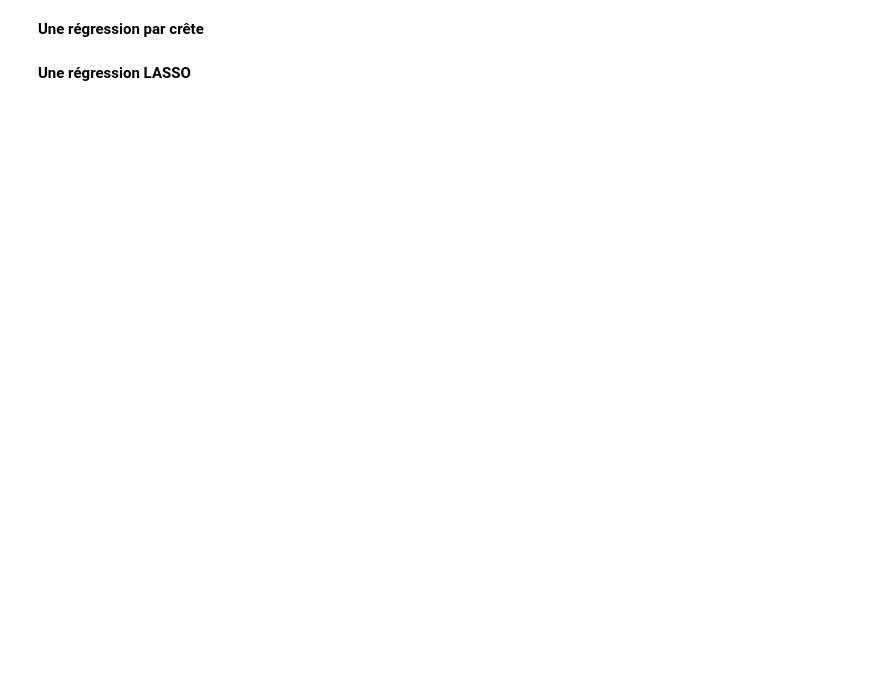
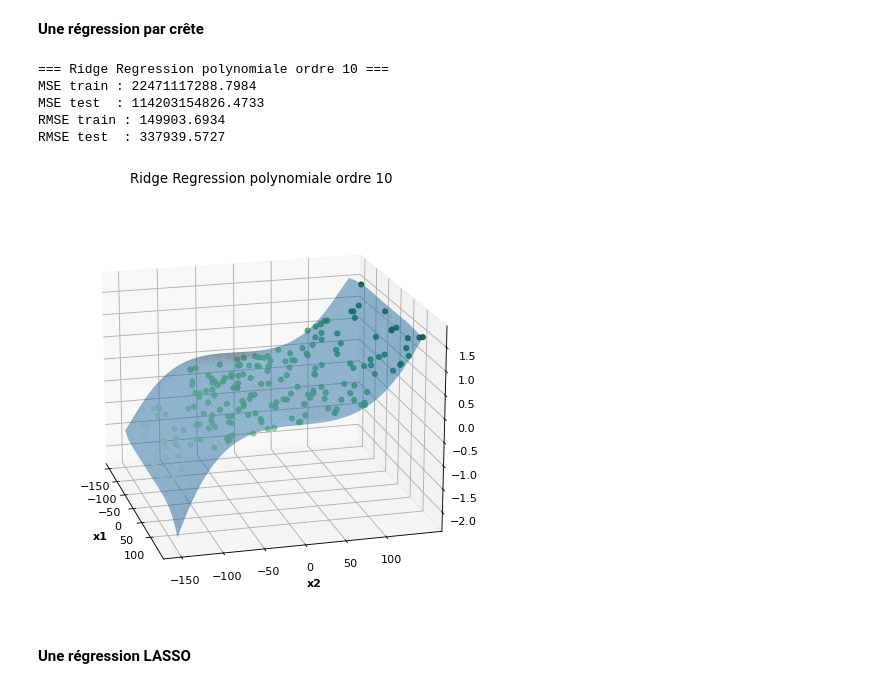
Before and after one commit to UQO-ML/concept-stat-projet-1, a Jupyter notebook: Devoir partie 1/Devoir_régression+classification.ipynb, the cells around one changed output. Saved outputs shown, nothing was run; the diff lists cells and outputs as text; code cells hidden in the pictures; blank space fills up the shorter version.

```diff
--- a/Devoir partie 1/Devoir_régression+classification.ipynb
+++ b/Devoir partie 1/Devoir_régression+classification.ipynb
@@ -105,14 +156,73 @@ results.append({"name": "régression ordinaire", "MSE": mse_reg_ord})
 # %% [markdown]
 **Une régression par crête**
-# %%
-ridge = Ridge(random_state=SEED)
-
-ridge.fit(x_train_p10, y_train)
-
-x_pred_ridge = ridge.predict(x_test_p10)
-
-mse_ridge = mean_squared_error(y_test, x_pred_ridge)
-print(f"mse_ridge: {mse_ridge}")
-results.append({"name": "ridge", "MSE": mse_ridge})
+# %%
+from sklearn.linear_model import Ridge
+from sklearn.preprocessing import StandardScaler
+
+# Polynôme ordre 10
+poly10 = PolynomialFeatures(degree=10, include_bias=False)
+
+X_train_poly10 = poly10.fit_transform(X_train)
+X_test_poly10 = poly10.transform(X_test)
+X_grid_poly10 = poly10.transform(X_grid)
+
+# Standardisation
+scaler = StandardScaler()
+X_train_poly10_scaled = scaler.fit_transform(X_train_poly10)
+X_test_poly10_scaled = scaler.transform(X_test_poly10)
+X_grid_poly10_scaled = scaler.transform(X_grid_poly10)
+
+# Ridge
+model_ridge_poly10 = Ridge(alpha=1.0)
+model_ridge_poly10.fit(X_train_poly10_scaled, y_train)
+
+# Prédictions
+y_train_pred_ridge = model_ridge_poly10.predict(X_train_poly10_scaled)
+y_test_pred_ridge = model_ridge_poly10.predict(X_test_poly10_scaled)
+
+# Surface prédite
+y_grid_pred_ridge = model_ridge_poly10.predict(X_grid_poly10_scaled)
+y_grid_pred_ridge = y_grid_pred_ridge.reshape(x1_grid.shape)
+
+# Évaluation
+mse_train_ridge = mean_squared_error(y_train, y_train_pred_ridge)
+mse_test_ridge = mean_squared_error(y_test, y_test_pred_ridge)
+
+rmse_train_ridge = np.sqrt(mse_train_ridge)
+rmse_test_ridge = np.sqrt(mse_test_ridge)
+
+print("=== Ridge Regression polynomiale ordre 10 ===")
+print(f"MSE train : {mse_train_ridge:.4f}")
+print(f"MSE test  : {mse_test_ridge:.4f}")
+print(f"RMSE train : {rmse_train_ridge:.4f}")
+print(f"RMSE test  : {rmse_test_ridge:.4f}")
+
+# Affichage 3D
+fig = plt.figure(figsize=(10,7), dpi=80)
+ax = fig.add_subplot(111, projection='3d')
+
+# Points réels
+ax.scatter3D(X[:, 0], X[:, 1], y, c=y, cmap='Greens', alpha=0.8)
+
+# Surface de régression
+ax.plot_surface(x1_grid, x2_grid, y_grid_pred_ridge, alpha=0.5)
+
+ax.set_xlabel('x1', fontsize=10.0, fontweight='bold')
+ax.set_ylabel('x2', fontsize=10.0, fontweight='bold')
+ax.set_zlabel('y', fontsize=10.0, fontweight='bold')
+ax.set_title("Ridge Regression polynomiale ordre 10")
+
+plt.xticks(np.arange(-150, 150, step=50))
+plt.yticks(np.arange(-150, 150, step=50))
+
+ax.view_init(18, -15)
+plt.show()
+# %% [output]
+=== Ridge Regression polynomiale ordre 10 ===
+MSE train : 22471117288.7984
+MSE test  : 114203154826.4733
+RMSE train : 149903.6934
+RMSE test  : 337939.5727
+[figure, added]
 # %% [markdown]
 **Une régression LASSO**
```
Also changed, not shown: parts of 11 cells of this notebook.
